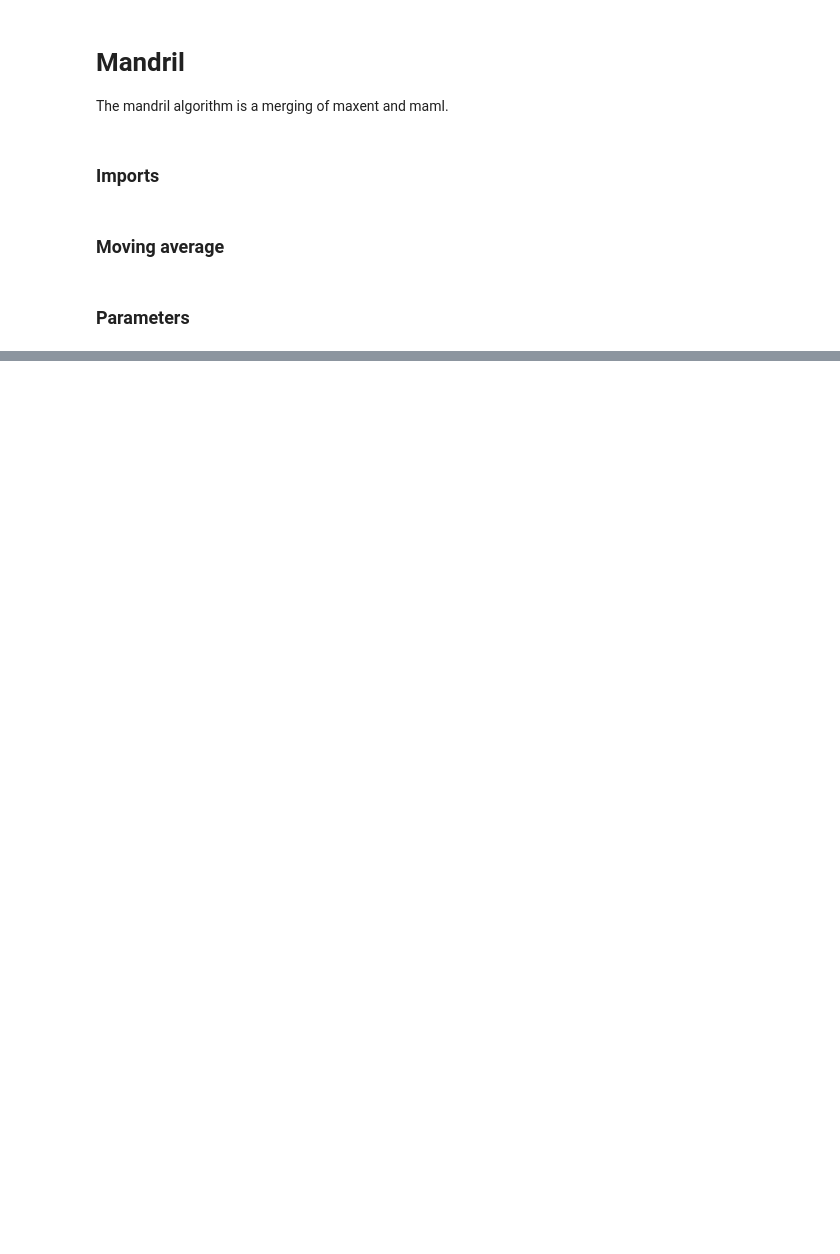
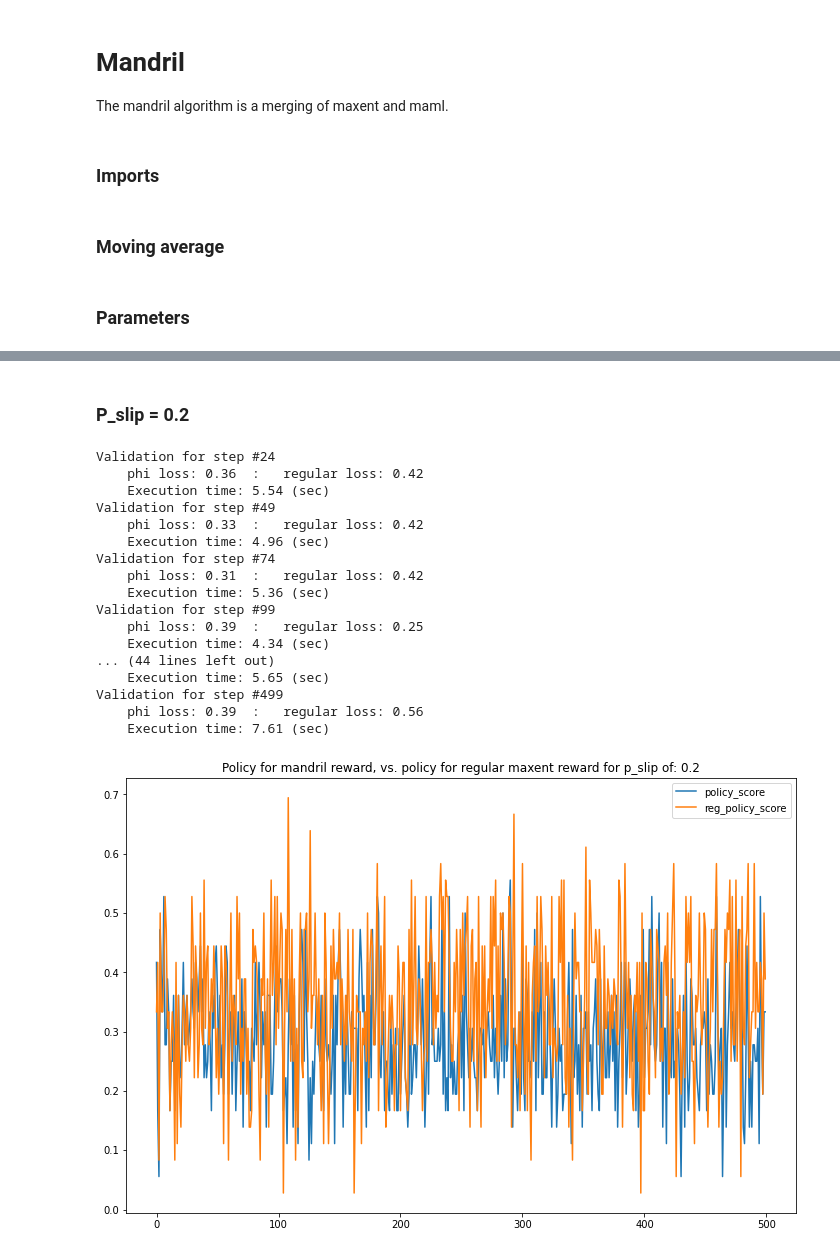
Before and after one commit to gthecht/mandril-project, a Jupyter notebook: src/mandril.ipynb, the cells around one changed output, grey strips where cells are left out. Saved outputs shown, nothing was run; the diff lists cells and outputs as text; code cells hidden in the pictures; blank space fills up the shorter version.

```diff
--- a/src/mandril.ipynb
+++ b/src/mandril.ipynb
@@ -306,0 +98,23 @@ theta, reward, maml_reward, reg_reward, world = maml_iteration(
+# %% [markdown]
+### P_slip = 0.2
+# %%
+data_02_naive, valid_data_02_naive = runMaml(N, batch_size, meta_lr, size, p_slip=0.2, validate_step=validate_step, model="Naive")
+# %% [output]
+Validation for step #24
+    phi loss: 0.36  :   regular loss: 0.42
+    Execution time: 5.54 (sec)
+Validation for step #49
+    phi loss: 0.33  :   regular loss: 0.42
+    Execution time: 4.96 (sec)
+Validation for step #74
+    phi loss: 0.31  :   regular loss: 0.42
+    Execution time: 5.36 (sec)
+Validation for step #99
+    phi loss: 0.39  :   regular loss: 0.25
+    Execution time: 4.34 (sec)
+... (44 lines left out)
+    Execution time: 5.65 (sec)
+Validation for step #499
+    phi loss: 0.39  :   regular loss: 0.56
+    Execution time: 7.61 (sec)
+[figure, added]
```
Also changed, not shown: parts of 48 cells of this notebook.
